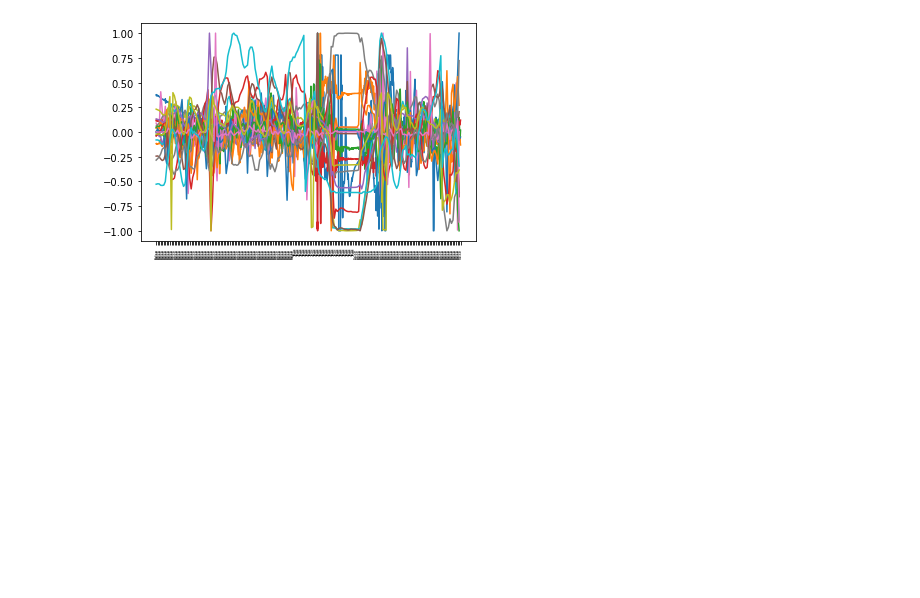
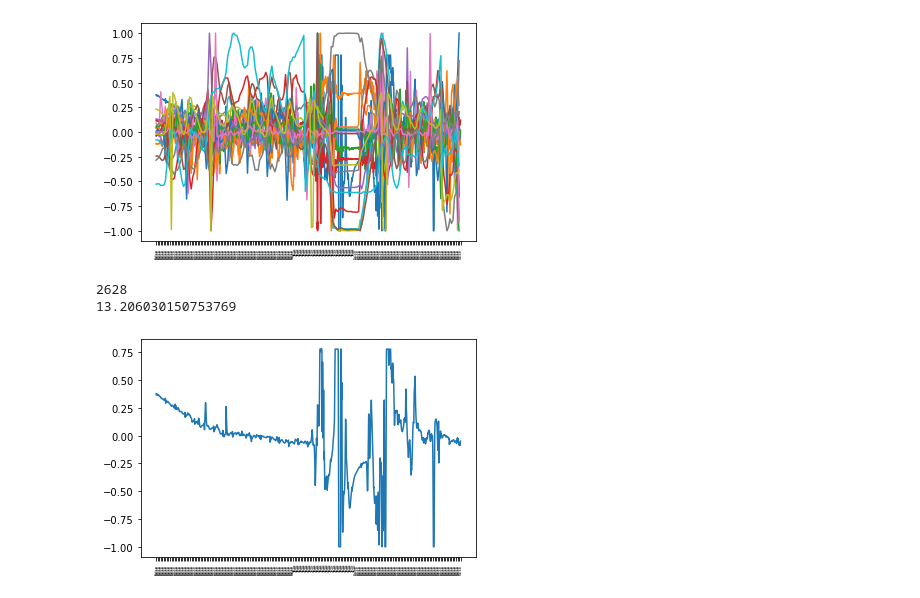
Before and after one commit to hwixley/Fall-Detection-Deep-Learning, a Jupyter notebook: preprocessing.ipynb, the cells around one changed output. Saved outputs shown, nothing was run; the diff lists cells and outputs as text; code cells hidden in the pictures; blank space fills up the shorter version.

Commit message:
visualizing falls

```diff
--- a/preprocessing.ipynb
+++ b/preprocessing.ipynb
@@ -377,3 +377,9 @@ plot_recording(recordings[1])
 200
 1.0050251256281406
 [figure]
+# %%
+plot_time(recordings[1].p_ecg, recordings[1].labels)
+# %% [output]
+2628
+13.206030150753769
+[figure, added]
```
Also changed, not shown: parts of 1 cell of this notebook.
